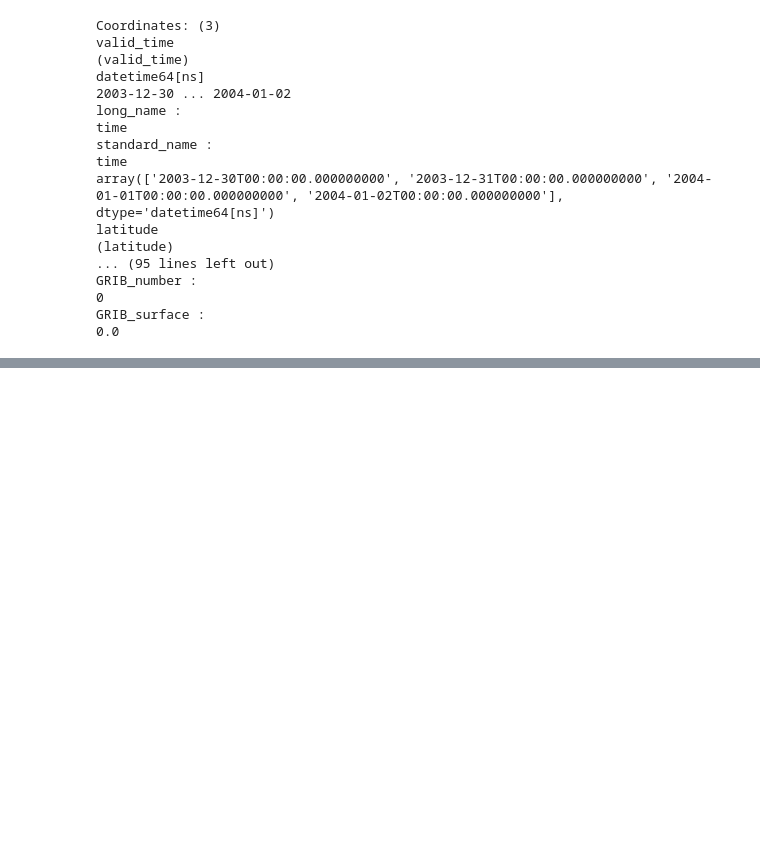
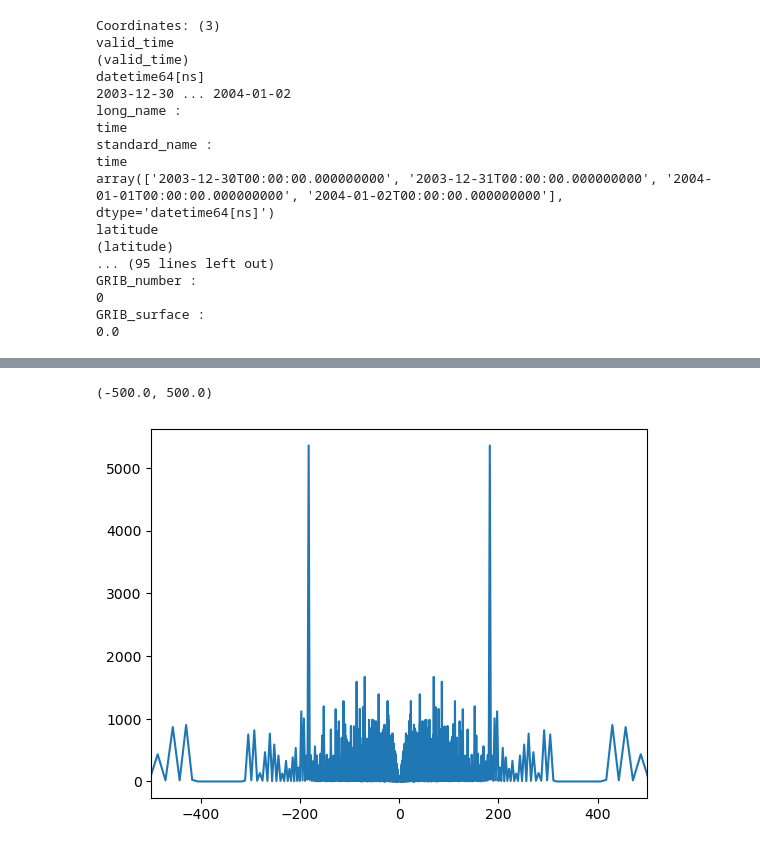
Before and after one commit to aeol1an/NorcalFireRegimes, a Jupyter notebook: eda.ipynb, the cells around one changed output, grey strips where cells are left out. Saved outputs shown, nothing was run; the diff lists cells and outputs as text; code cells hidden in the pictures; blank space fills up the shorter version.

```diff
--- a/eda.ipynb
+++ b/eda.ipynb
@@ -315,0 +339,25 @@ history :
+# %%
+pad_width = len(means) // 2
+padded_data = np.pad(means, pad_width, mode='wrap')
+
+fft_result = np.fft.fft(padded_data-long_term_mean)
+freqs = np.fft.fftfreq(len(padded_data), d=1) #sample spacing is once per day
+periods = 1/freqs
+# %%
+#construct our filter
+center_notch = 365.25
+half_bandwidth = 50
+period_ranges_pos = np.array([center_notch-half_bandwidth, center_notch+half_bandwidth])
+period_ranges_neg = -np.flip(period_ranges_pos)
+
+filter = np.full(shape=freqs.shape, fill_value=True)
+filter[(freqs < 1/period_ranges_pos[0]) & (freqs > 1/period_ranges_pos[1])] = False
+filter[(freqs < 1/period_ranges_neg[0]) & (freqs > 1/period_ranges_neg[1])] = False
+# %%
+fft_result[~filter] = 0
+# %%
+plt.plot(periods, np.abs(fft_result))
+plt.xlim([-500, 500])
+# %% [output]
+(-500.0, 500.0)
+[figure, added]
```
Also changed, not shown: parts of 13 cells of this notebook, 2 other files.
